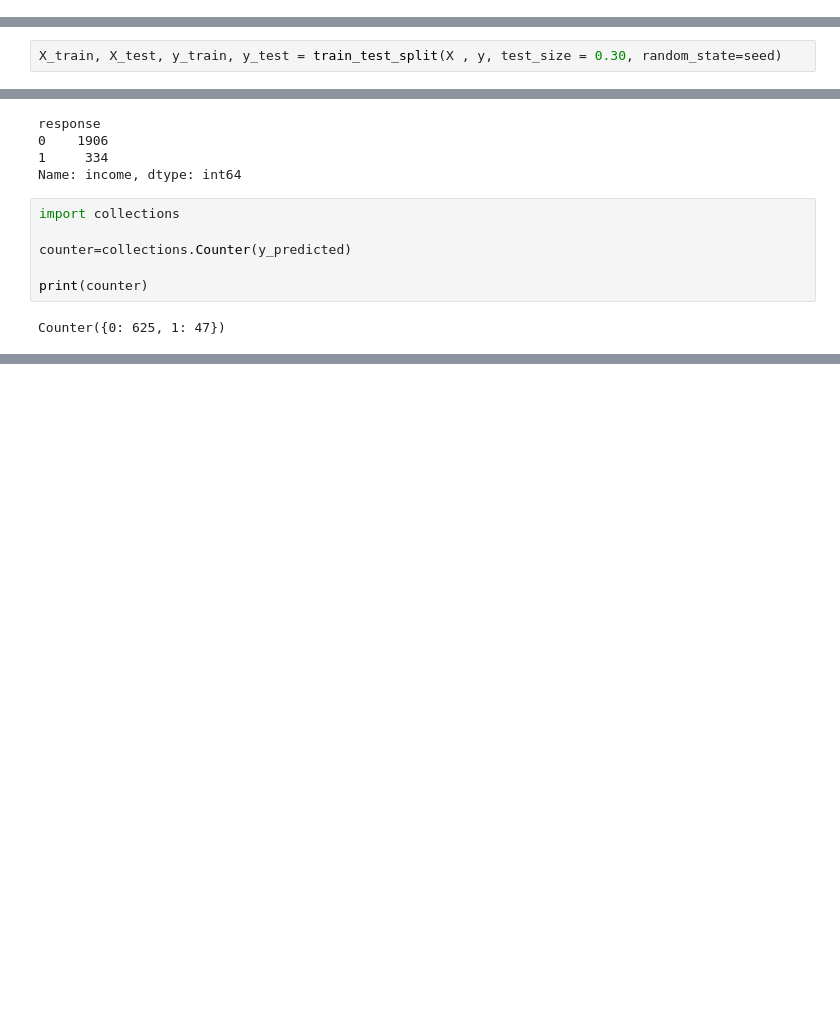
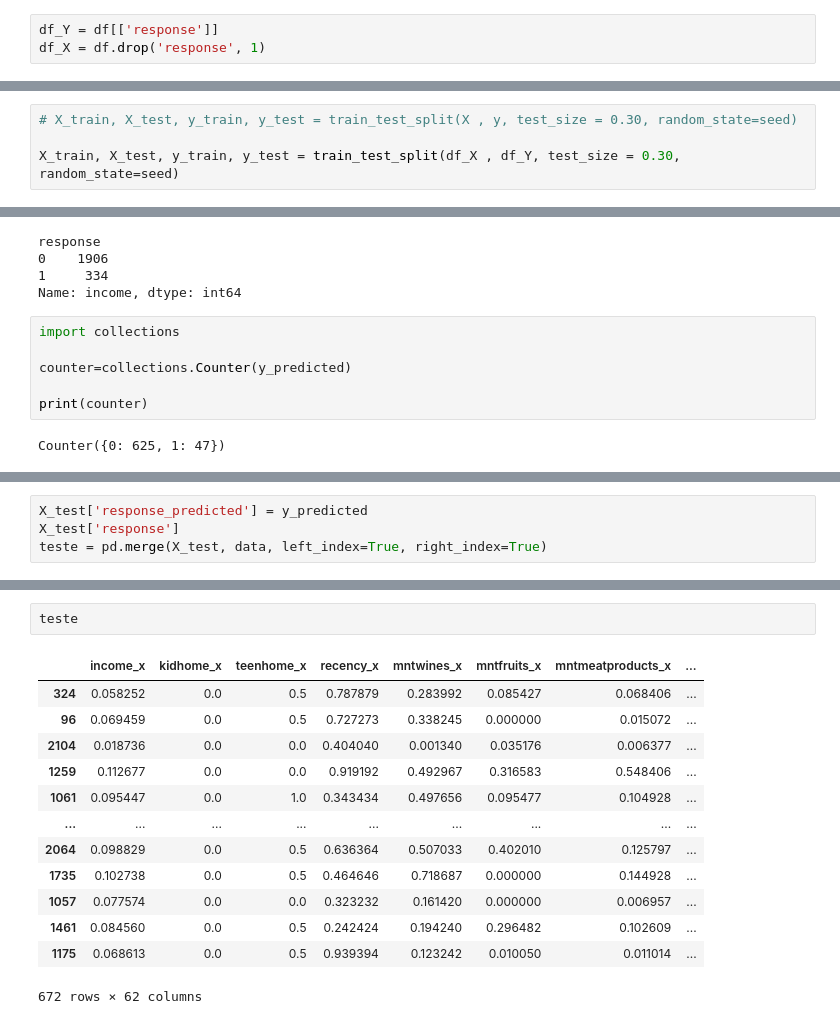
Before and after one commit to gomesgui06/ifood_case, a Jupyter notebook: 4 - Prediction .ipynb, the cells around one changed output, grey strips where cells are left out. Drawn from its saved outputs; the diff is of its cells as text; blank space fills up the shorter version.

Commit message:
Fixing predicted model

```diff
--- a/4 - Prediction .ipynb
+++ b/4 - Prediction .ipynb
@@ -68,11 +68,16 @@ recency_encoded             int64
 dtype: object
 # %% [markdown]
 ### Split train and test
+# %%
+df_Y = df[['response']]
+df_X = df.drop('response', 1)
 # %%
 y = df[['response']].values
 X = df.drop('response', 1).values
 # %%
-X_train, X_test, y_train, y_test = train_test_split(X , y, test_size = 0.30, random_state=seed)
+# X_train, X_test, y_train, y_test = train_test_split(X , y, test_size = 0.30, random_state=seed)
+
+X_train, X_test, y_train, y_test = train_test_split(df_X , df_Y, test_size = 0.30, random_state=seed)
 # %% [markdown]
 ### Models
 # %%
@@ -112,0 +159,4 @@ Counter({0: 625, 1: 47})
+# %%
+X_test['response_predicted'] = y_predicted
+X_test['response']
+teste = pd.merge(X_test, data, left_index=True, right_index=True)
@@ -112,0 +185,16 @@ Counter({0: 625, 1: 47})
+# %%
+teste
+# %% [output]
+|  | income_x | kidhome_x | teenhome_x | recency_x | mntwines_x | mntfruits_x | mntmeatproducts_x | ... |
+| 324 | 0.058252 | 0.0 | 0.5 | 0.787879 | 0.283992 | 0.085427 | 0.068406 | ... |
+| 96 | 0.069459 | 0.0 | 0.5 | 0.727273 | 0.338245 | 0.000000 | 0.015072 | ... |
+| 2104 | 0.018736 | 0.0 | 0.0 | 0.404040 | 0.001340 | 0.035176 | 0.006377 | ... |
+| 1259 | 0.112677 | 0.0 | 0.0 | 0.919192 | 0.492967 | 0.316583 | 0.548406 | ... |
+| 1061 | 0.095447 | 0.0 | 1.0 | 0.343434 | 0.497656 | 0.095477 | 0.104928 | ... |
+| ... | ... | ... | ... | ... | ... | ... | ... | ... |
+| 2064 | 0.098829 | 0.0 | 0.5 | 0.636364 | 0.507033 | 0.402010 | 0.125797 | ... |
+| 1735 | 0.102738 | 0.0 | 0.5 | 0.464646 | 0.718687 | 0.000000 | 0.144928 | ... |
+| 1057 | 0.077574 | 0.0 | 0.0 | 0.323232 | 0.161420 | 0.000000 | 0.006957 | ... |
+| 1461 | 0.084560 | 0.0 | 0.5 | 0.242424 | 0.194240 | 0.296482 | 0.102609 | ... |
+| 1175 | 0.068613 | 0.0 | 0.5 | 0.939394 | 0.123242 | 0.010050 | 0.011014 | ... |
+672 rows × 62 columns
```
Also changed, not shown: parts of 8 cells of this notebook, 3 other files.
